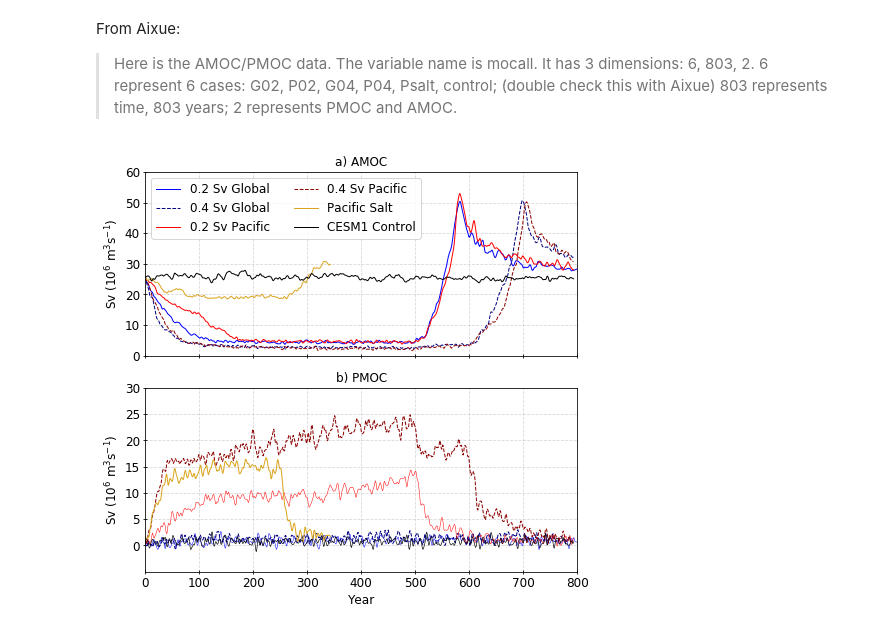
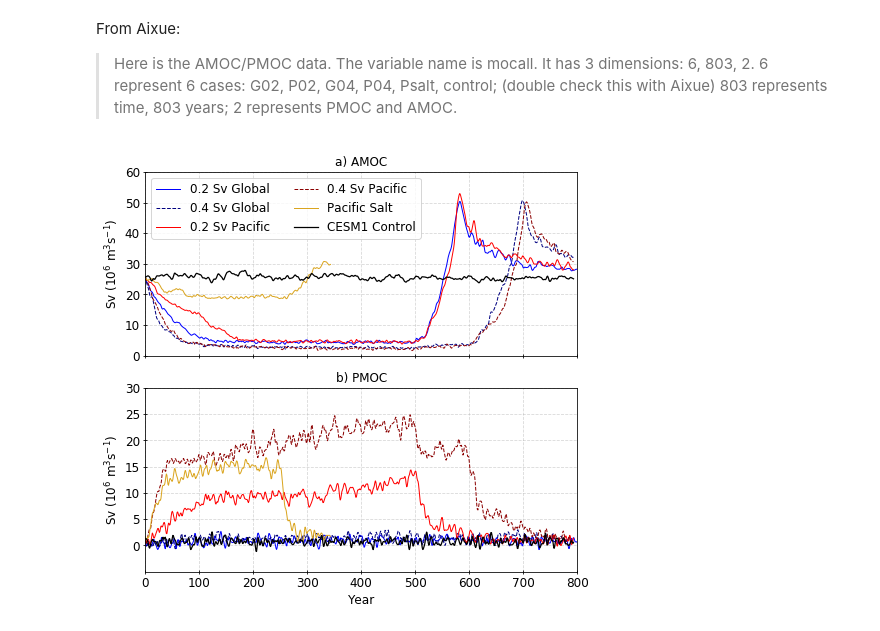
Before and after one commit to mariajmolina/climatico, a Jupyter notebook: notebooks/figures/fig1_amocandpmoc.ipynb, the cells around one changed output. Saved outputs shown, nothing was run; the diff lists cells and outputs as text; code cells hidden in the pictures.

Commit message:
final figures (peer review)

```diff
--- a/notebooks/figures/fig1_amocandpmoc.ipynb
+++ b/notebooks/figures/fig1_amocandpmoc.ipynb
@@ -51,7 +51,7 @@ l2, = ax1.plot(amoc_g04sv, lw=1.0, c='navy', ls='--')
 l3, = ax1.plot(amoc_p02sv, lw=1.0, c='red', ls='-')
 l4, = ax1.plot(amoc_p04sv, lw=1.0, c='darkred', ls='--')
 l5, = ax1.plot(amoc_psalt, lw=1.0, c='goldenrod', ls='-')
-l6, = ax1.plot(amoc_cntrl, lw=1.0, c='k', ls='-')
+l6, = ax1.plot(amoc_cntrl, lw=1.25, c='k', ls='-')
 
 ax1.margins(x=0)
 ax1.set_ylim([0,60])
@@ -71,34 +71,34 @@ ax1.legend([l1,l2,l3,l4,l5,l6],
             'CESM1 Control'], ncol=2, loc=2, fontsize=12)
 
 ###
 
 ax2 = plt.axes([0., 0., 1., 0.425])
 ax2.set_title('b) PMOC', fontsize=12)
 
-ax2.plot(pmoc_g02sv, lw=0.5, c='b', ls='-')
+ax2.plot(pmoc_g02sv, lw=1.0, c='b', ls='-')
 ax2.plot(pmoc_g04sv, lw=1.0, c='navy', ls='--')
-ax2.plot(pmoc_p02sv, lw=0.5, c='red', ls='-')
+ax2.plot(pmoc_p02sv, lw=1.0, c='red', ls='-')
 ax2.plot(pmoc_p04sv, lw=1.0, c='darkred', ls='--')
 ax2.plot(pmoc_psalt, lw=1.0, c='goldenrod', ls='-')
-ax2.plot(pmoc_cntrl, lw=0.65, c='k', ls='-')
+ax2.plot(pmoc_cntrl, lw=1.25, c='k', ls='-')
 
 ax2.margins(x=0)
 ax2.set_ylim([-5,30])
 ax2.set_xlim([0,800])
 ax2.grid(ls='--', alpha=0.5)
 ax2.set_xlabel('Year', fontsize=12)
 ax2.set_yticks([0,5,10,15,20,25,30])
 ax2.tick_params(axis='both', direction='inout', labelsize=12,
                 labelbottom=True, bottom=True,
                 labelleft=True, left=True)
 ax2.set_ylabel('Sv (10$^{6}$ m$^{3}$s$^{-1}$)', fontsize=12)
 
 ##
 
 plt.savefig(f'{directory_figs}amocenso_fig1.png', bbox_inches='tight', dpi=200)
 plt.savefig(f'{directory_figs}amocenso_fig1.pdf', bbox_inches='tight', dpi=500)
 plt.show()
 
 ###
 # %% [output]
-[figure, old version]
+[figure, new version]
```
Also changed, not shown: 19 other files.
